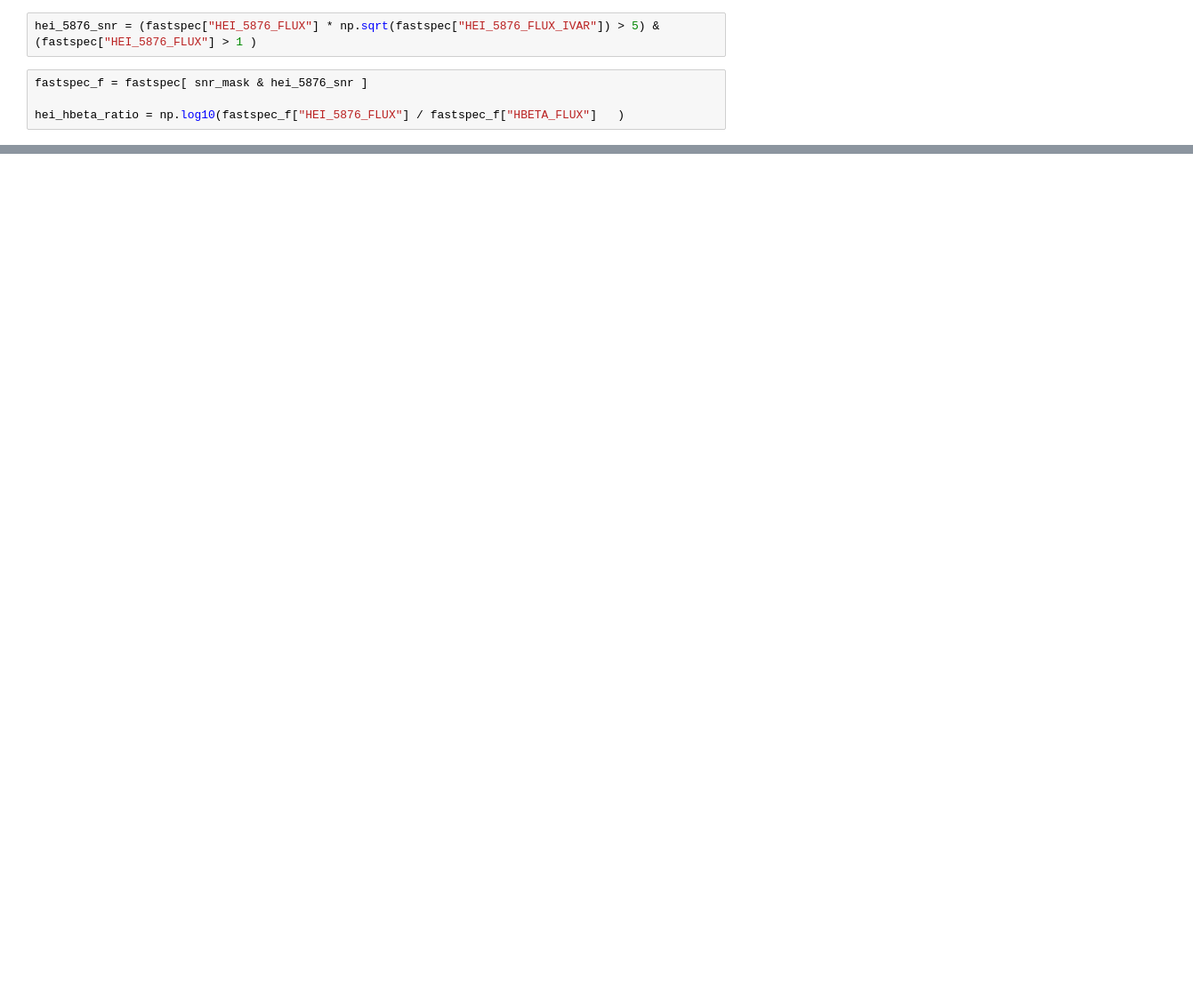
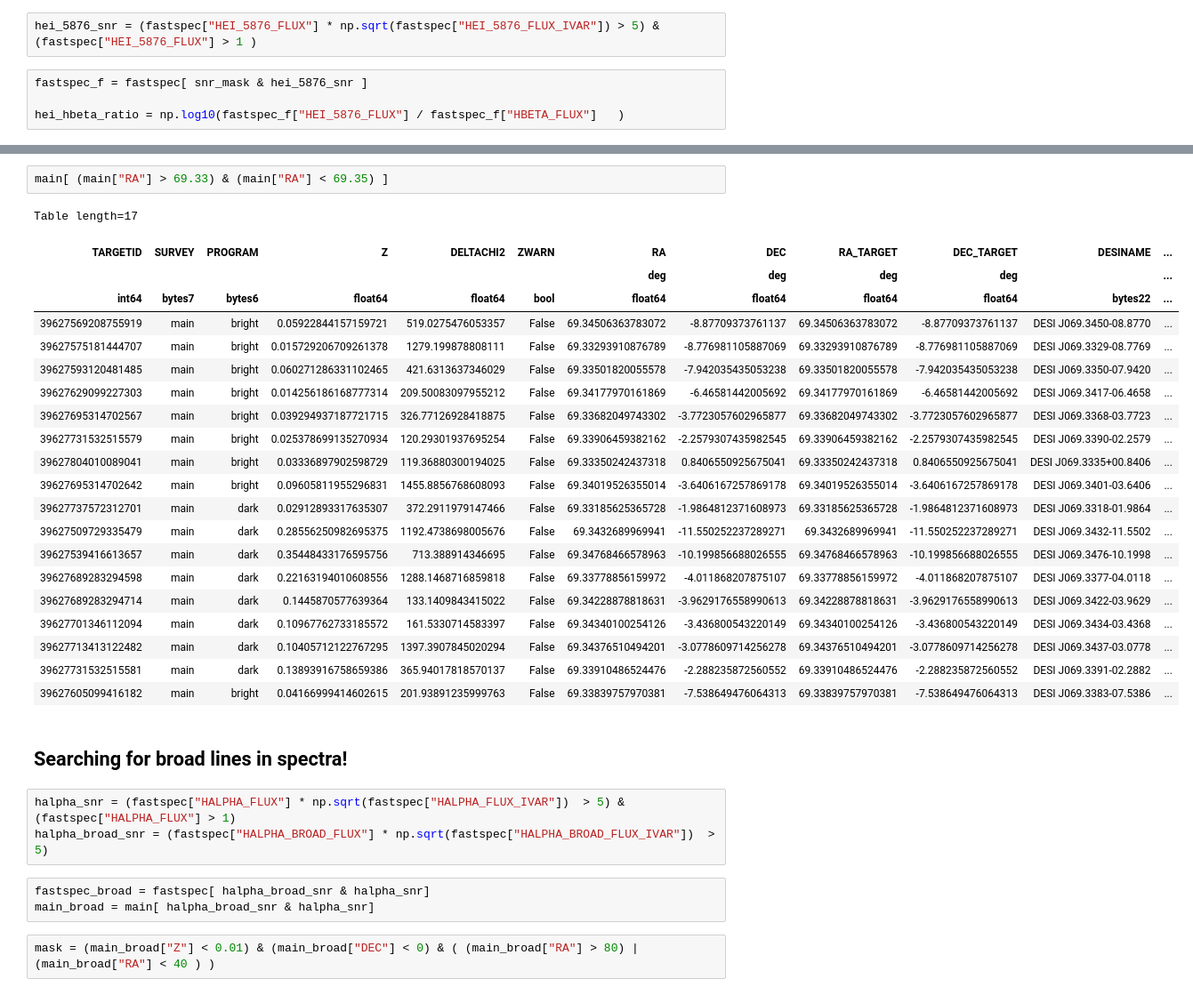
Before and after one commit to virajvman/desi_dwarfs, a Jupyter notebook: tutorial/01_Introduction.ipynb, the cells around one changed output, grey strips where cells are left out. Shown: that part at 89% size. Cells and saved outputs as stored; diff of their text form; blank space fills up the shorter version.

```diff
--- a/tutorial/01_Introduction.ipynb
+++ b/tutorial/01_Introduction.ipynb
@@ -250,0 +337,34 @@ plt.show()
+# %%
+main[ (main["RA"] > 69.33) & (main["RA"] < 69.35) ]
+# %% [output]
+Table length=17
+| TARGETID | SURVEY | PROGRAM | Z | DELTACHI2 | ZWARN | RA | DEC | RA_TARGET | DEC_TARGET | DESINAME | ... |
+|  |  |  |  |  |  | deg | deg | deg | deg |  | ... |
+| int64 | bytes7 | bytes6 | float64 | float64 | bool | float64 | float64 | float64 | float64 | bytes22 | ... |
+| 39627569208755919 | main | bright | 0.05922844157159721 | 519.0275476053357 | False | 69.34506363783072 | -8.87709373761137 | 69.34506363783072 | -8.87709373761137 | DESI J069.3450-08.8770 | ... |
+| 39627575181444707 | main | bright | 0.015729206709261378 | 1279.199878808111 | False | 69.33293910876789 | -8.776981105887069 | 69.33293910876789 | -8.776981105887069 | DESI J069.3329-08.7769 | ... |
+| 39627593120481485 | main | bright | 0.060271286331102465 | 421.6313637346029 | False | 69.33501820055578 | -7.942035435053238 | 69.33501820055578 | -7.942035435053238 | DESI J069.3350-07.9420 | ... |
+| 39627629099227303 | main | bright | 0.014256186168777314 | 209.50083097955212 | False | 69.34177970161869 | -6.46581442005692 | 69.34177970161869 | -6.46581442005692 | DESI J069.3417-06.4658 | ... |
+| 39627695314702567 | main | bright | 0.039294937187721715 | 326.77126928418875 | False | 69.33682049743302 | -3.7723057602965877 | 69.33682049743302 | -3.7723057602965877 | DESI J069.3368-03.7723 | ... |
+| 39627731532515579 | main | bright | 0.025378699135270934 | 120.29301937695254 | False | 69.33906459382162 | -2.2579307435982545 | 69.33906459382162 | -2.2579307435982545 | DESI J069.3390-02.2579 | ... |
+| 39627804010089041 | main | bright | 0.03336897902598729 | 119.36880300194025 | False | 69.33350242437318 | 0.8406550925675041 | 69.33350242437318 | 0.8406550925675041 | DESI J069.3335+00.8406 | ... |
+| 39627695314702642 | main | bright | 0.09605811955296831 | 1455.8856768608093 | False | 69.34019526355014 | -3.6406167257869178 | 69.34019526355014 | -3.6406167257869178 | DESI J069.3401-03.6406 | ... |
+| 39627737572312701 | main | dark | 0.02912893317635307 | 372.2911979147466 | False | 69.33185625365728 | -1.9864812371608973 | 69.33185625365728 | -1.9864812371608973 | DESI J069.3318-01.9864 | ... |
+| 39627509729335479 | main | dark | 0.28556250982695375 | 1192.4738698005676 | False | 69.3432689969941 | -11.550252237289271 | 69.3432689969941 | -11.550252237289271 | DESI J069.3432-11.5502 | ... |
+| 39627539416613657 | main | dark | 0.35448433176595756 | 713.388914346695 | False | 69.34768466578963 | -10.199856688026555 | 69.34768466578963 | -10.199856688026555 | DESI J069.3476-10.1998 | ... |
+| 39627689283294598 | main | dark | 0.22163194010608556 | 1288.1468716859818 | False | 69.33778856159972 | -4.011868207875107 | 69.33778856159972 | -4.011868207875107 | DESI J069.3377-04.0118 | ... |
+| 39627689283294714 | main | dark | 0.1445870577639364 | 133.1409843415022 | False | 69.34228878818631 | -3.9629176558990613 | 69.34228878818631 | -3.9629176558990613 | DESI J069.3422-03.9629 | ... |
+| 39627701346112094 | main | dark | 0.10967762733185572 | 161.5330714583397 | False | 69.34340100254126 | -3.436800543220149 | 69.34340100254126 | -3.436800543220149 | DESI J069.3434-03.4368 | ... |
+| 39627713413122482 | main | dark | 0.10405712122767295 | 1397.3907845020294 | False | 69.34376510494201 | -3.0778609714256278 | 69.34376510494201 | -3.0778609714256278 | DESI J069.3437-03.0778 | ... |
+| 39627731532515581 | main | dark | 0.13893916758659386 | 365.94017818570137 | False | 69.33910486524476 | -2.288235872560552 | 69.33910486524476 | -2.288235872560552 | DESI J069.3391-02.2882 | ... |
+| 39627605099416182 | main | bright | 0.04166999414602615 | 201.93891235999763 | False | 69.33839757970381 | -7.538649476064313 | 69.33839757970381 | -7.538649476064313 | DESI J069.3383-07.5386 | ... |
+# %% [markdown]
+## Searching for broad lines in spectra!
+# %%
+halpha_snr = (fastspec["HALPHA_FLUX"] * np.sqrt(fastspec["HALPHA_FLUX_IVAR"])  > 5) & (fastspec["HALPHA_FLUX"] > 1)
+halpha_broad_snr = (fastspec["HALPHA_BROAD_FLUX"] * np.sqrt(fastspec["HALPHA_BROAD_FLUX_IVAR"])  > 5)
+# %%
+fastspec_broad = fastspec[ halpha_broad_snr & halpha_snr]
+main_broad = main[ halpha_broad_snr & halpha_snr]
+# %%
+mask = (main_broad["Z"] < 0.01) & (main_broad["DEC"] < 0) & ( (main_broad["RA"] > 80) | (main_broad["RA"] < 40 ) )
```
Also changed, not shown: parts of 24 cells of this notebook, 14 other files.
